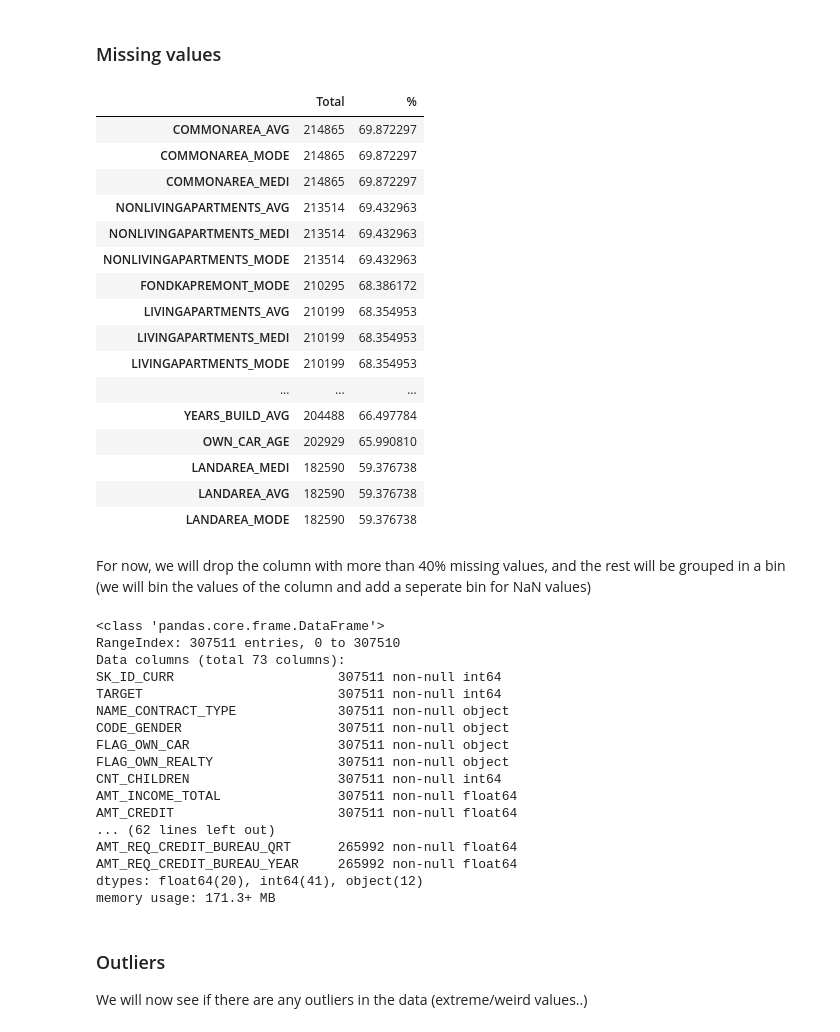
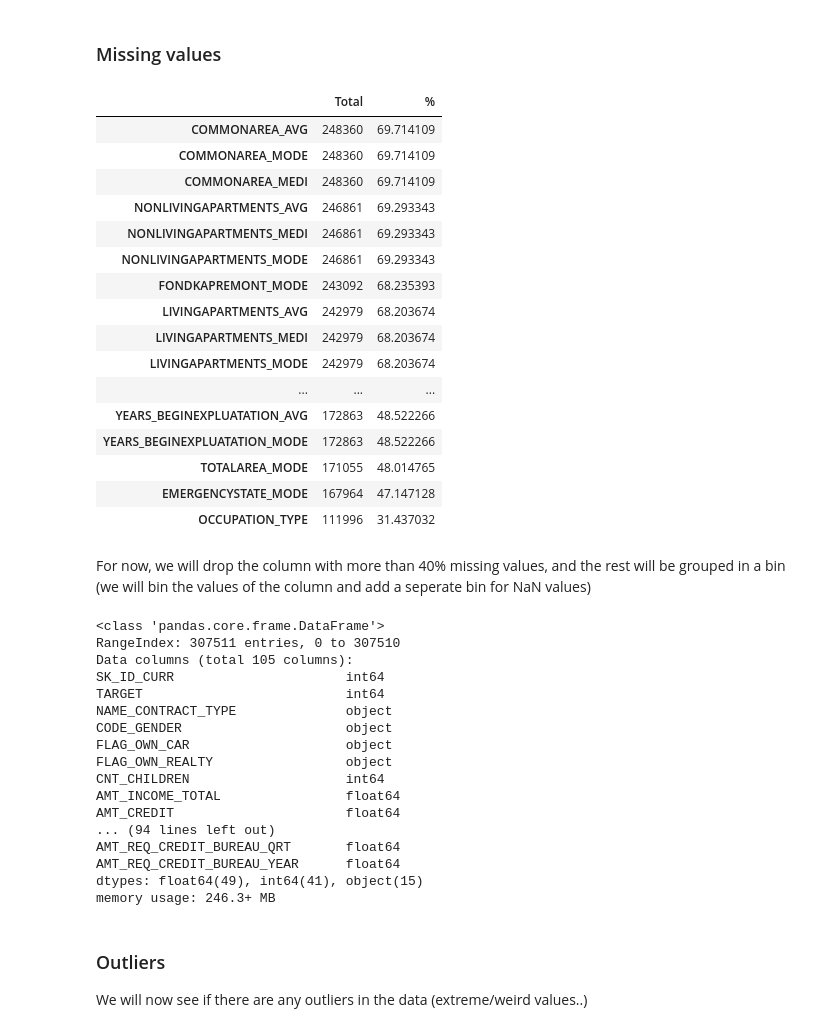
Before and after one commit to aminesnow/ML, a Jupyter notebook: python_applications/credit_default_risk/credit_default_risk_study.ipynb, the cells around one changed output. Cells and saved outputs as stored; diff of their text form; code cells hidden in the pictures.

```diff
--- a/python_applications/credit_default_risk/credit_default_risk_study.ipynb
+++ b/python_applications/credit_default_risk/credit_default_risk_study.ipynb
@@ -20,3 +17,8 @@ application_train = pd.read_csv('./datasets/application_train.csv')
+# %%
+application_train = pd.read_csv('./datasets/application_train.csv')
+application_test = pd.read_csv('./datasets/application_test.csv')
+
+application_all = pd.concat([application_train.drop(columns=['TARGET'],axis = 1),application_test], sort=True)
 # %%
 application_train.info(verbose=True)
 # %% [output]
@@ -70,31 +74,31 @@ We can see that our data is highly skewed! (most applicants didn't have any paym
 # %%
 def list_missing_data(df):
     total = df.isnull().sum().sort_values(ascending = False)
     percent = ((total/df.SK_ID_CURR.count())*100).sort_values(ascending = False)
     missing_data = pd.concat([total, percent], axis=1, keys=['Total', '%'], sort=True)
     missing_data = missing_data[(missing_data['%'] > 0)]
     return missing_data.sort_values(by='%', ascending=False)
 
-missing_data_list = list_missing_data(application_train)
-missing_data_list.head(20)
+missing_data_list = list_missing_data(application_all)
+missing_data_list.head(50)
 # %% [output]
 |  | Total | % |
-| COMMONAREA_AVG | 214865 | 69.872297 |
-| COMMONAREA_MODE | 214865 | 69.872297 |
-| COMMONAREA_MEDI | 214865 | 69.872297 |
-| NONLIVINGAPARTMENTS_AVG | 213514 | 69.432963 |
-| NONLIVINGAPARTMENTS_MEDI | 213514 | 69.432963 |
-| NONLIVINGAPARTMENTS_MODE | 213514 | 69.432963 |
-| FONDKAPREMONT_MODE | 210295 | 68.386172 |
-| LIVINGAPARTMENTS_AVG | 210199 | 68.354953 |
-| LIVINGAPARTMENTS_MEDI | 210199 | 68.354953 |
-| LIVINGAPARTMENTS_MODE | 210199 | 68.354953 |
+| COMMONAREA_AVG | 248360 | 69.714109 |
+| COMMONAREA_MODE | 248360 | 69.714109 |
+| COMMONAREA_MEDI | 248360 | 69.714109 |
+| NONLIVINGAPARTMENTS_AVG | 246861 | 69.293343 |
+| NONLIVINGAPARTMENTS_MEDI | 246861 | 69.293343 |
+| NONLIVINGAPARTMENTS_MODE | 246861 | 69.293343 |
+| FONDKAPREMONT_MODE | 243092 | 68.235393 |
+| LIVINGAPARTMENTS_AVG | 242979 | 68.203674 |
+| LIVINGAPARTMENTS_MEDI | 242979 | 68.203674 |
+| LIVINGAPARTMENTS_MODE | 242979 | 68.203674 |
 | ... | ... | ... |
-| YEARS_BUILD_AVG | 204488 | 66.497784 |
-| OWN_CAR_AGE | 202929 | 65.990810 |
-| LANDAREA_MEDI | 182590 | 59.376738 |
-| LANDAREA_AVG | 182590 | 59.376738 |
-| LANDAREA_MODE | 182590 | 59.376738 |
+| YEARS_BEGINEXPLUATATION_AVG | 172863 | 48.522266 |
+| YEARS_BEGINEXPLUATATION_MODE | 172863 | 48.522266 |
+| TOTALAREA_MODE | 171055 | 48.014765 |
+| EMERGENCYSTATE_MODE | 167964 | 47.147128 |
+| OCCUPATION_TYPE | 111996 | 31.437032 |
 # %% [markdown]
 For now, we will drop the column with more than 40% missing values, and the rest will be grouped in a bin (we will bin the values of the column and add a seperate bin for NaN values)
 # %%
@@ -102,24 +106,24 @@ columns_to_drop = missing_data_list[missing_data_list['%']>40].index.tolist()
 application_train.drop(columns=columns_to_drop,axis = 1, inplace = True)
 # %%
-application_train.info() # down to 73 features
+application_train.info(verbose=True) # down to 105 features
 # %% [output]
 <class 'pandas.core.frame.DataFrame'>
 RangeIndex: 307511 entries, 0 to 307510
-Data columns (total 73 columns):
-SK_ID_CURR                     307511 non-null int64
-TARGET                         307511 non-null int64
-NAME_CONTRACT_TYPE             307511 non-null object
-CODE_GENDER                    307511 non-null object
-FLAG_OWN_CAR                   307511 non-null object
-FLAG_OWN_REALTY                307511 non-null object
-CNT_CHILDREN                   307511 non-null int64
-AMT_INCOME_TOTAL               307511 non-null float64
-AMT_CREDIT                     307511 non-null float64
-... (62 lines left out)
-AMT_REQ_CREDIT_BUREAU_QRT      265992 non-null float64
-AMT_REQ_CREDIT_BUREAU_YEAR     265992 non-null float64
-dtypes: float64(20), int64(41), object(12)
-memory usage: 171.3+ MB
+Data columns (total 105 columns):
+SK_ID_CURR                      int64
+TARGET                          int64
+NAME_CONTRACT_TYPE              object
+CODE_GENDER                     object
+FLAG_OWN_CAR                    object
+FLAG_OWN_REALTY                 object
+CNT_CHILDREN                    int64
+AMT_INCOME_TOTAL                float64
+AMT_CREDIT                      float64
+... (94 lines left out)
+AMT_REQ_CREDIT_BUREAU_QRT       float64
+AMT_REQ_CREDIT_BUREAU_YEAR      float64
+dtypes: float64(49), int64(41), object(15)
+memory usage: 246.3+ MB
 # %% [markdown]
 ### Outliers
 We will now see if there are any outliers in the data (extreme/weird values..)
```
Also changed, not shown: parts of 44 cells of this notebook.
